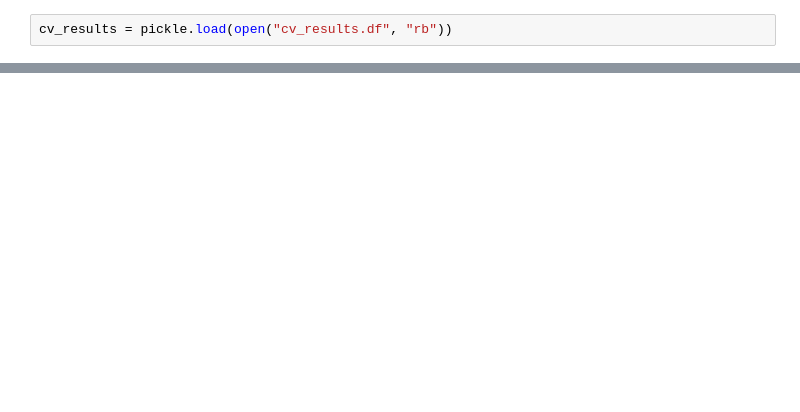
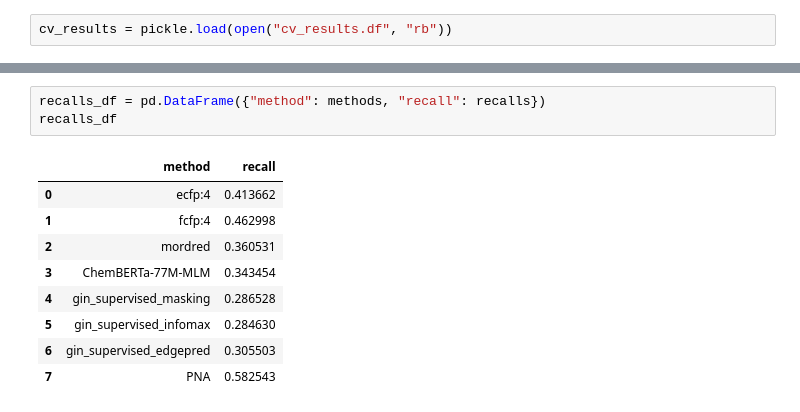
Before and after one commit to biarne-a/valence-potency-egfr, a Jupyter notebook: notebooks/final_experiments_run.ipynb, the cells around one changed output, grey strips where cells are left out. Saved outputs shown, nothing was run; the diff lists cells and outputs as text; blank space fills up the shorter version.

```diff
--- a/notebooks/final_experiments_run.ipynb
+++ b/notebooks/final_experiments_run.ipynb
@@ -42,0 +94,13 @@ brier_score = brier_score_loss(cv_results.best_y_test, cv_results.best_y_score)
+# %%
+recalls_df = pd.DataFrame({"method": methods, "recall": recalls})
+recalls_df
+# %% [output]
+|  | method | recall |
+| 0 | ecfp:4 | 0.413662 |
+| 1 | fcfp:4 | 0.462998 |
+| 2 | mordred | 0.360531 |
+| 3 | ChemBERTa-77M-MLM | 0.343454 |
+| 4 | gin_supervised_masking | 0.286528 |
+| 5 | gin_supervised_infomax | 0.284630 |
+| 6 | gin_supervised_edgepred | 0.305503 |
+| 7 | PNA | 0.582543 |
```
Also changed, not shown: parts of 18 cells of this notebook, 5 other files.
